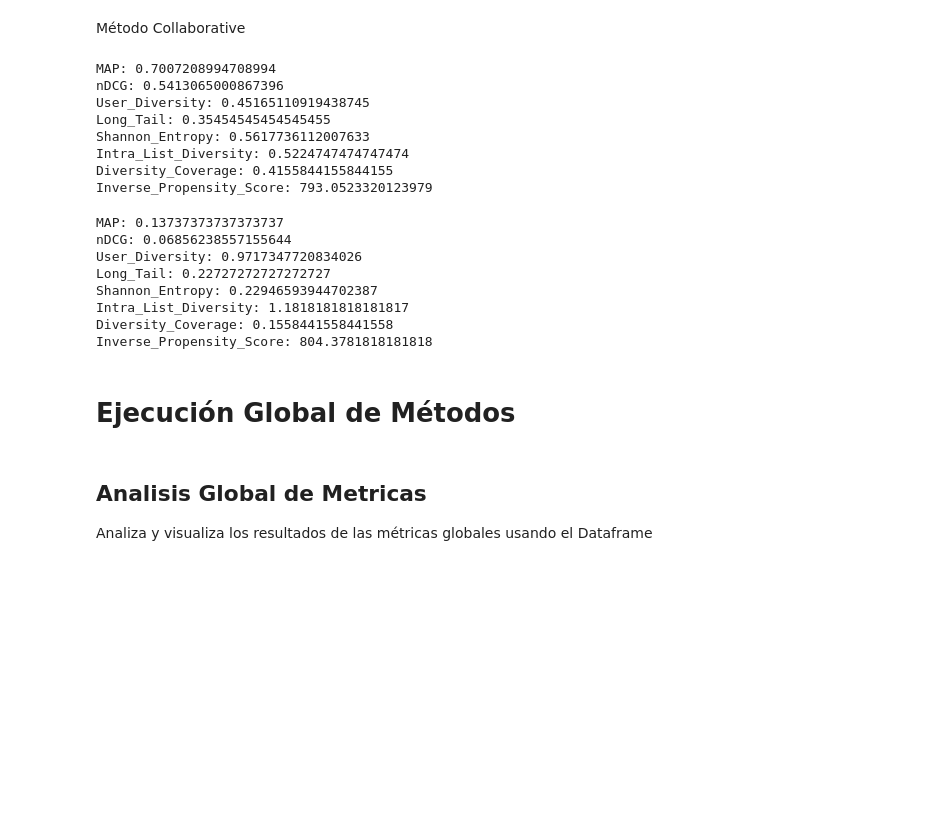
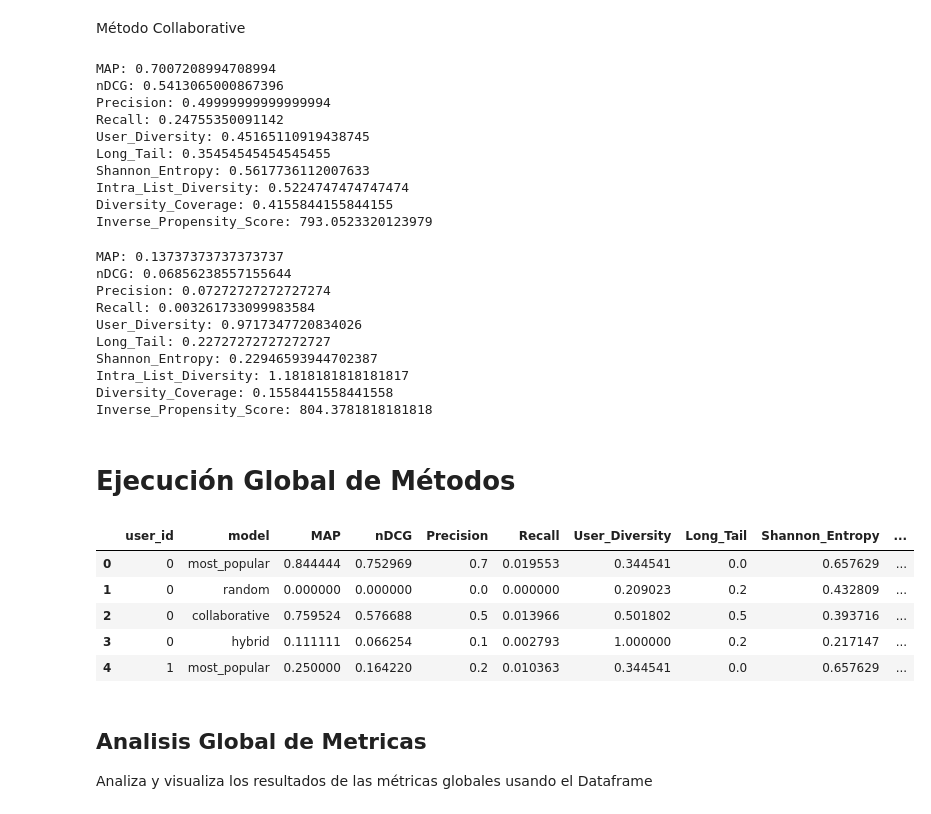
Before and after one commit to ferperezh/IIC3633_ProyectoMetricaDiversidad, a Jupyter notebook: musica_metrica_diversidad.ipynb, the cells around one changed output. Saved outputs shown, nothing was run; the diff lists cells and outputs as text; code cells hidden in the pictures; blank space fills up the shorter version.

```diff
--- a/musica_metrica_diversidad.ipynb
+++ b/musica_metrica_diversidad.ipynb
@@ -467,6 +469,30 @@ def calculate_ndcg(test_data, user_recommendation, user):
     ndcg_value = 0
 
   return ndcg_value
+# %%
+def calculate_precision_at_k(test_data, user_recommendation, user):
+  relevant_items = test_data[test_data['user_id'] == user]['artist_song'].tolist()
+
+  relevant_count = 0
+  for item in user_recommendation:
+    if item in relevant_items:
+      relevant_count += 1
+
+  precision_at_k = relevant_count / len(user_recommendation)
+
+  return precision_at_k
+# %%
+def calculate_recall_at_k(test_data, user_recommendation, user):
+  relevant_items = test_data[test_data['user_id'] == user]['artist_song'].tolist()
+
+  relevant_count = 0
+  for item in user_recommendation:
+    if item in relevant_items:
+      relevant_count += 1
+
+  recall_at_k = relevant_count / len(relevant_items)
+
+  return recall_at_k
 # %% [markdown]
 
 ## Métricas de Diversidad: ¡Enfoque del Estudio!
@@ -1015,6 +1085,8 @@ Método Collaborative
 metric_results_collaborative = collaborative_metrics(data_music_test, data_music_train, 10, 5, beta_lt=0.4, lambda_ips=0.5)
 print(f"MAP: {metric_results_collaborative['MAP']}")
 print(f"nDCG: {metric_results_collaborative['nDCG']}")
+print(f"Precision: {metric_results_collaborative['Precision']}")
+print(f"Recall: {metric_results_collaborative['Recall']}")
 print(f"User_Diversity: {metric_results_collaborative['User_Diversity']}")
 print(f"Long_Tail: {metric_results_collaborative['Long_Tail']}")
 print(f"Shannon_Entropy: {metric_results_collaborative['Shannon_Entropy']}")
@@ -1024,6 +1096,8 @@ print(f"Inverse_Propensity_Score: {metric_results_collaborative['Inverse_Propens
 # %% [output]
 MAP: 0.7007208994708994
 nDCG: 0.5413065000867396
+Precision: 0.49999999999999994
+Recall: 0.24755350091142
 User_Diversity: 0.45165110919438745
 Long_Tail: 0.35454545454545455
 Shannon_Entropy: 0.5617736112007633
@@ -1034,6 +1108,8 @@ Inverse_Propensity_Score: 793.0523320123979
 metric_results_hybrid = hybrid_metrics(data_music_test, data_music_train, 10, 5, alpha_hybrid=0.5, beta_lt=0.4, lambda_ips=0.5)
 print(f"MAP: {metric_results_hybrid['MAP']}")
 print(f"nDCG: {metric_results_hybrid['nDCG']}")
+print(f"Precision: {metric_results_hybrid['Precision']}")
+print(f"Recall: {metric_results_hybrid['Recall']}")
 print(f"User_Diversity: {metric_results_hybrid['User_Diversity']}")
 print(f"Long_Tail: {metric_results_hybrid['Long_Tail']}")
 print(f"Shannon_Entropy: {metric_results_hybrid['Shannon_Entropy']}")
@@ -1043,6 +1119,8 @@ print(f"Inverse_Propensity_Score: {metric_results_hybrid['Inverse_Propensity_Sco
 # %% [output]
 MAP: 0.13737373737373737
 nDCG: 0.06856238557155644
+Precision: 0.07272727272727274
+Recall: 0.003261733099983584
 User_Diversity: 0.9717347720834026
 Long_Tail: 0.22727272727272727
 Shannon_Entropy: 0.22946593944702387
@@ -1093,5 +1173,15 @@ def global_metrics(test_data, train_data, top_n, k, alpha_hybrid=0.5, beta_lt=0.
 
   return results_df
+# %%
+results_df = global_metrics(data_music_test, data_music_train, 10, 5, alpha_hybrid=0.5, beta_lt=0.4, lambda_ips=0.5)
+results_df.head()
+# %% [output]
+|  | user_id | model | MAP | nDCG | Precision | Recall | User_Diversity | Long_Tail | Shannon_Entropy | ... |
+| 0 | 0 | most_popular | 0.844444 | 0.752969 | 0.7 | 0.019553 | 0.344541 | 0.0 | 0.657629 | ... |
+| 1 | 0 | random | 0.000000 | 0.000000 | 0.0 | 0.000000 | 0.209023 | 0.2 | 0.432809 | ... |
+| 2 | 0 | collaborative | 0.759524 | 0.576688 | 0.5 | 0.013966 | 0.501802 | 0.5 | 0.393716 | ... |
+| 3 | 0 | hybrid | 0.111111 | 0.066254 | 0.1 | 0.002793 | 1.000000 | 0.2 | 0.217147 | ... |
+| 4 | 1 | most_popular | 0.250000 | 0.164220 | 0.2 | 0.010363 | 0.344541 | 0.0 | 0.657629 | ... |
 # %% [markdown]
 ## Analisis Global de Metricas
 Analiza y visualiza los resultados de las métricas globales usando el Dataframe
```
Also changed, not shown: parts of 13 cells of this notebook.
